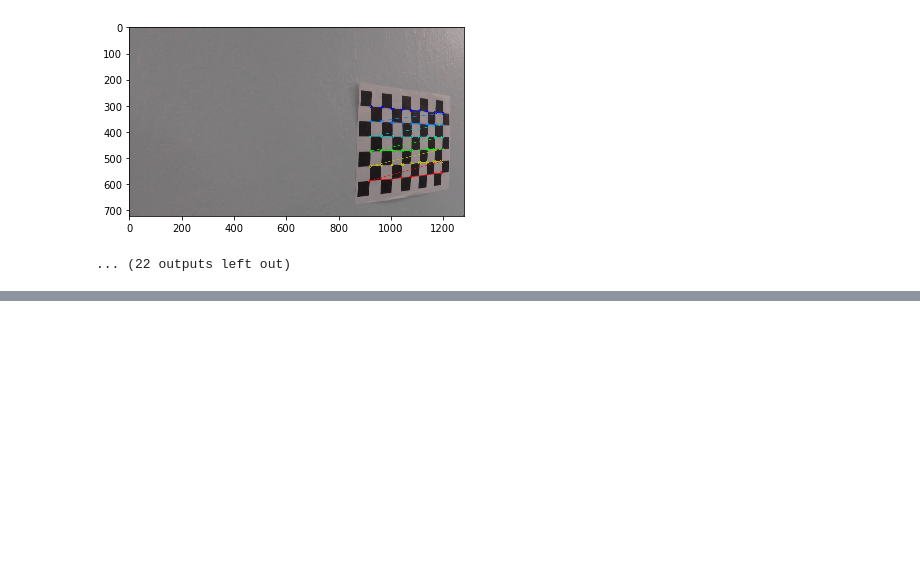
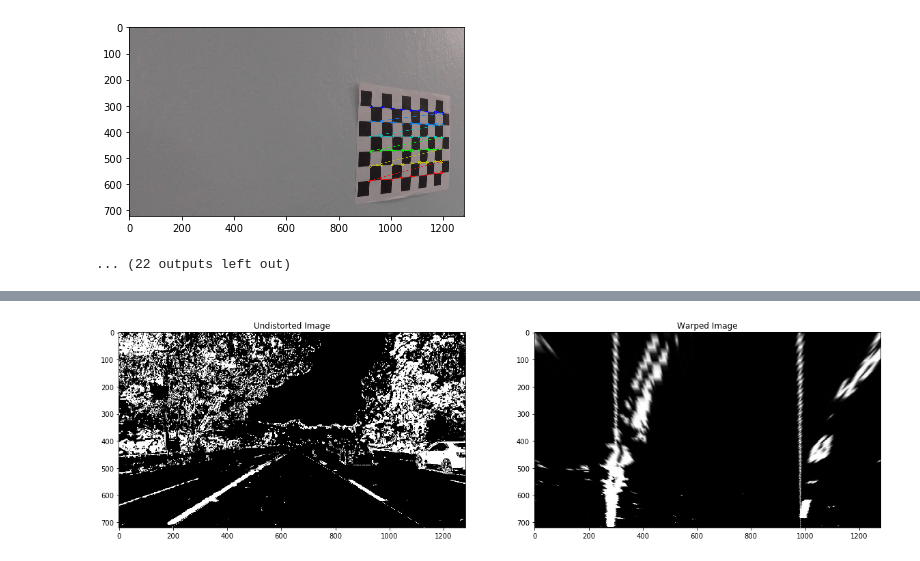
Before and after one commit to Thayjes/Advanced-Lane-Finding, a Jupyter notebook: Undistortion.ipynb, the cells around one changed output, grey strips where cells are left out. Drawn from its saved outputs; the diff is of its cells as text; code cells hidden in the pictures; blank space fills up the shorter version.

```diff
--- a/Undistortion.ipynb
+++ b/Undistortion.ipynb
@@ -78,0 +105,11 @@ ax2.imshow(dst, cmap = "gray")
+# %%
+# Test undistortion and warping on thresholded images
+import matplotlib.image as mpimg
+imagepaths = glob.glob("C:/Users/lenovo/Documents/SDCND/Advanced-Lane-Finding/Images/thresholded_images/*.jpg")
+for k, fname in enumerate(imagepaths):
+    image = mpimg.imread(fname)
+    new = undistort(image)
+    warped = warp(new)
+    break
+# %% [output]
+[figure, added]
```
Also changed, not shown: parts of 2 cells of this notebook, 18 other files.
